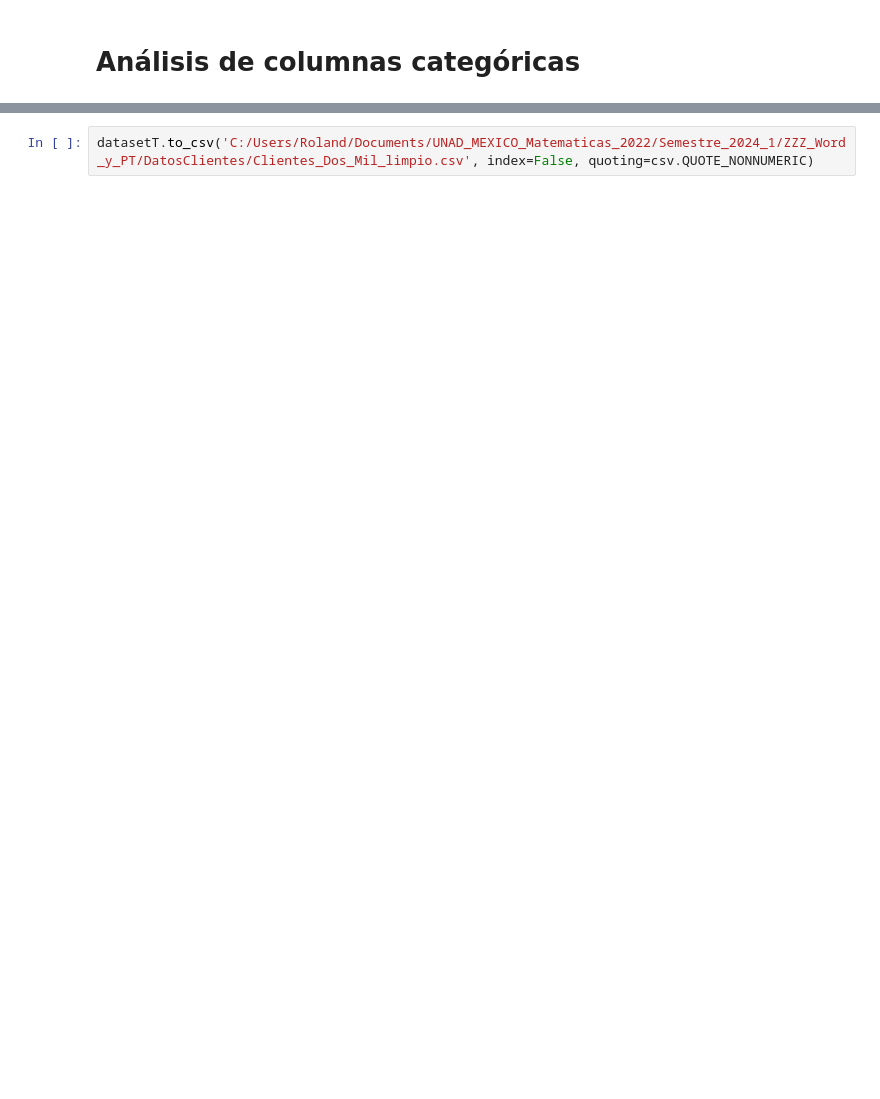
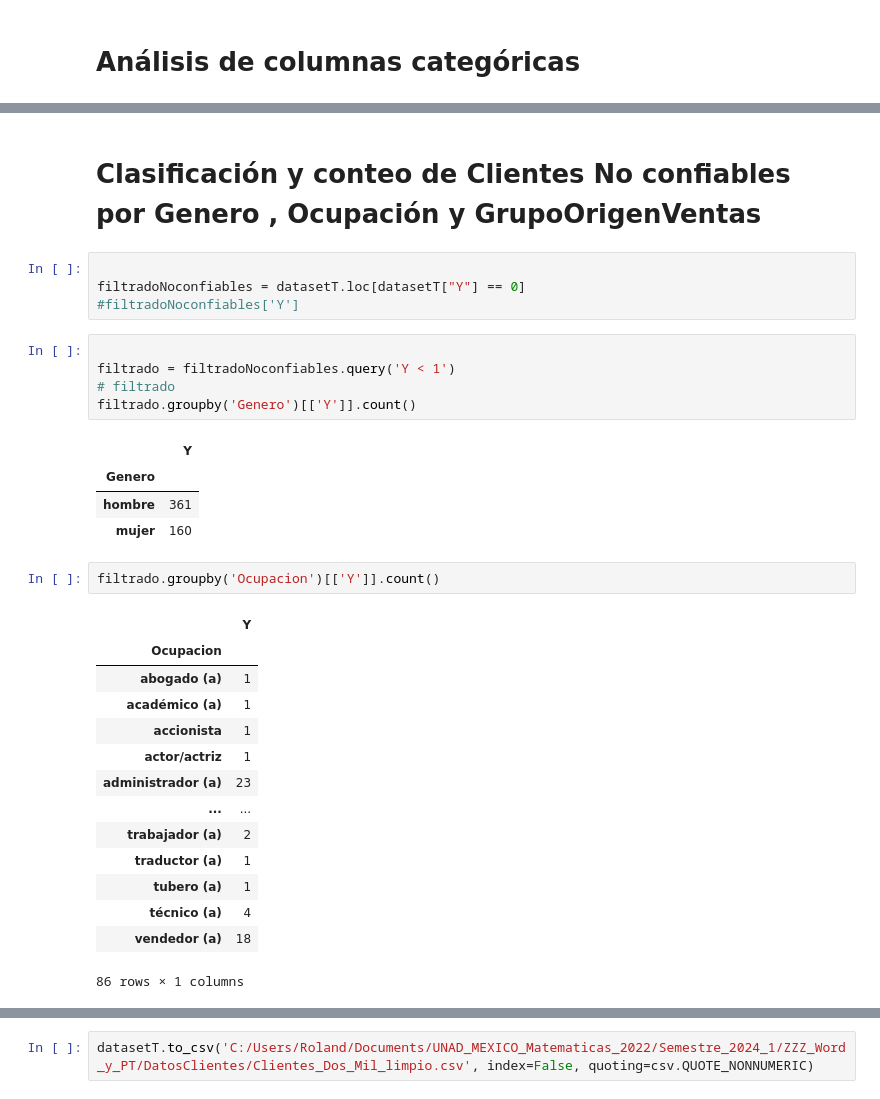
Before and after one commit to RolandoOrtizHerbas/Words, a Jupyter notebook: Programas_Scripts_Jupiter/Limpieza_de_datos.ipynb, the cells around one changed output, grey strips where cells are left out. Drawn from its saved outputs; the diff is of its cells as text; blank space fills up the shorter version.

```diff
--- a/Programas_Scripts_Jupiter/Limpieza_de_datos.ipynb
+++ b/Programas_Scripts_Jupiter/Limpieza_de_datos.ipynb
@@ -271,0 +264,33 @@ for column in datasetT.columns:
+# %% [markdown]
+# Clasificación y conteo de Clientes No confiables por Genero , Ocupación y GrupoOrigenVentas
+# %%
+
+filtradoNoconfiables = datasetT.loc[datasetT["Y"] == 0]
+#filtradoNoconfiables['Y']
+# %%
+
+filtrado = filtradoNoconfiables.query('Y < 1')
+# filtrado
+filtrado.groupby('Genero')[['Y']].count()
+# %% [output]
+|  | Y |
+| Genero |  |
+| hombre | 361 |
+| mujer | 160 |
+# %%
+filtrado.groupby('Ocupacion')[['Y']].count()
+# %% [output]
+|  | Y |
+| Ocupacion |  |
+| abogado (a) | 1 |
+| académico (a) | 1 |
+| accionista | 1 |
+| actor/actriz | 1 |
+| administrador (a) | 23 |
+| ... | ... |
+| trabajador (a) | 2 |
+| traductor (a) | 1 |
+| tubero (a) | 1 |
+| técnico (a) | 4 |
+| vendedor (a) | 18 |
+86 rows × 1 columns
```
Also changed, not shown: parts of 46 cells of this notebook, 38 other files.
